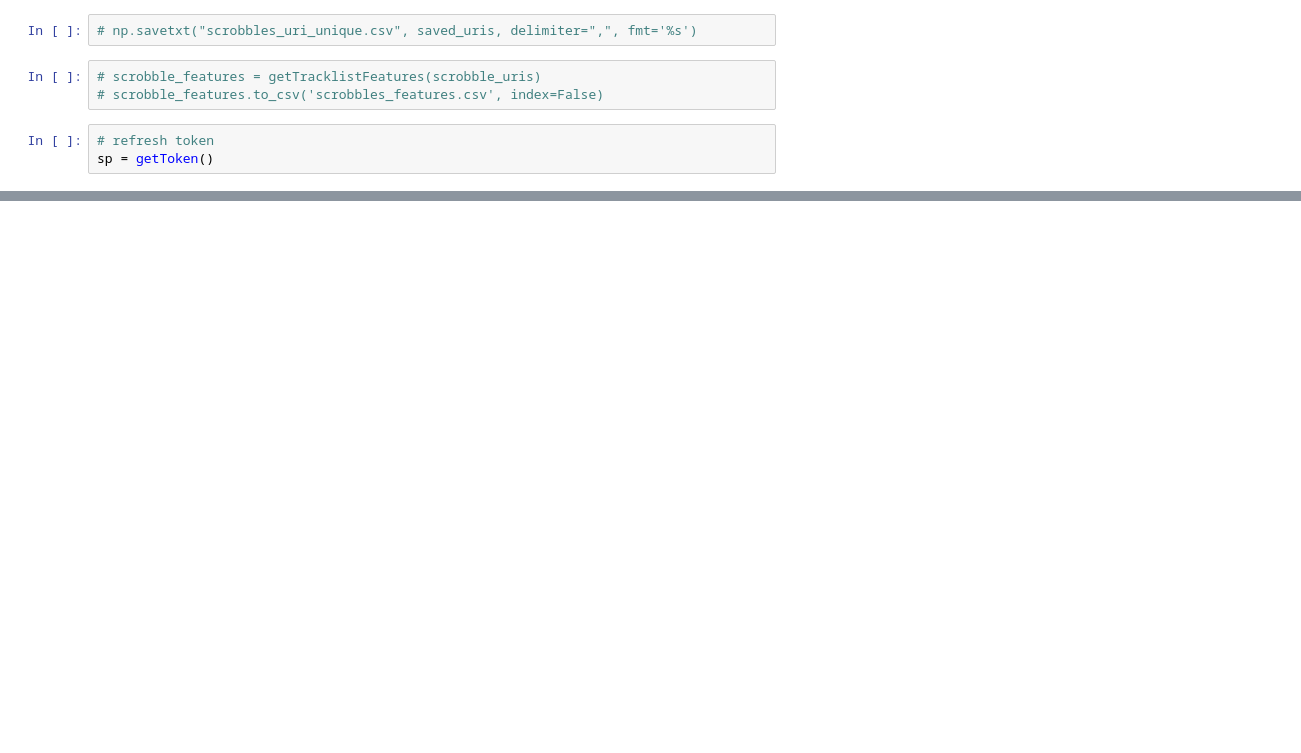
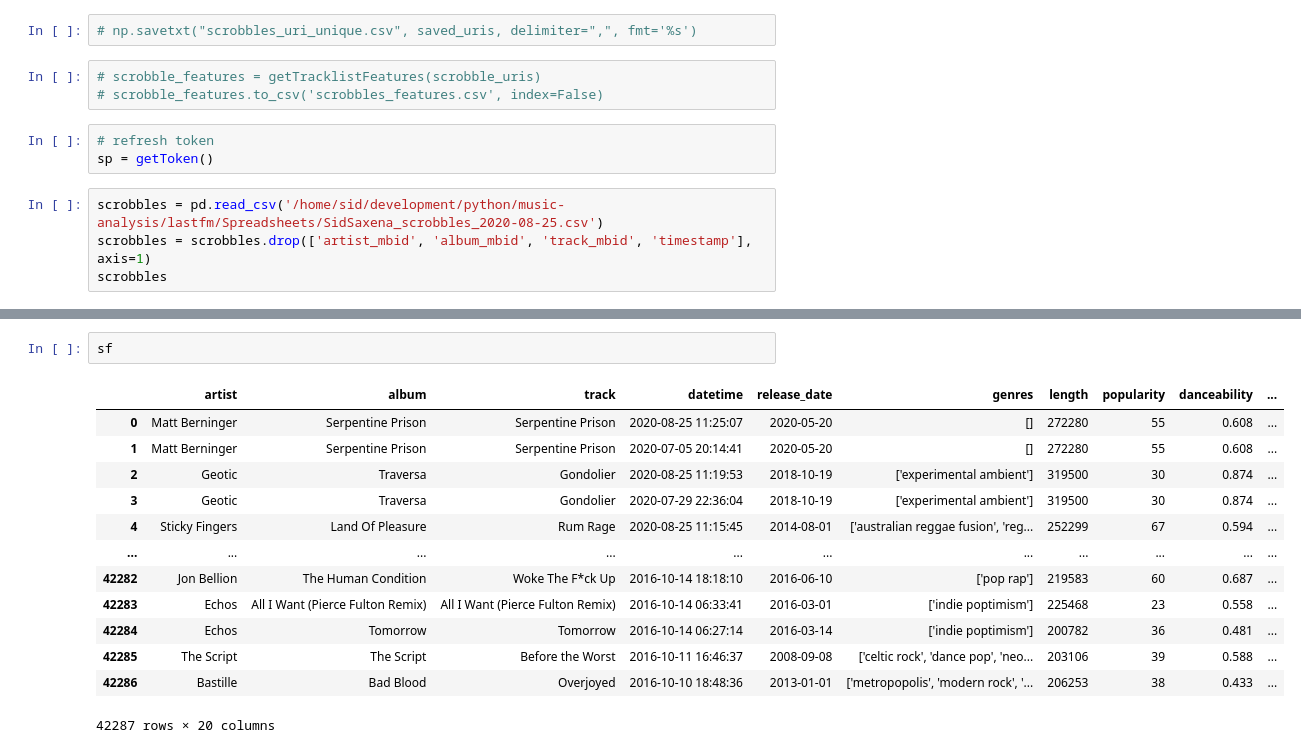
Before and after one commit to SidSaxena/music-analysis, a Jupyter notebook: spotify/spotify_final.ipynb, the cells around one changed output, grey strips where cells are left out. Drawn from its saved outputs; the diff is of its cells as text; blank space fills up the shorter version.

```diff
--- a/spotify/spotify_final.ipynb
+++ b/spotify/spotify_final.ipynb
@@ -346,3 +344,7 @@ scrobble_uris = list(chain.from_iterable(mylist))
 # %%
 # refresh token
 sp = getToken()
+# %%
+scrobbles = pd.read_csv('/home/sid/development/python/music-analysis/lastfm/Spreadsheets/SidSaxena_scrobbles_2020-08-25.csv')
+scrobbles = scrobbles.drop(['artist_mbid', 'album_mbid', 'track_mbid', 'timestamp'], axis=1)
+scrobbles
@@ -348,0 +403,16 @@ sp = getToken()
+# %%
+sf
+# %% [output]
+|  | artist | album | track | datetime | release_date | genres | length | popularity | danceability | ... |
+| 0 | Matt Berninger | Serpentine Prison | Serpentine Prison | 2020-08-25 11:25:07 | 2020-05-20 | [] | 272280 | 55 | 0.608 | ... |
+| 1 | Matt Berninger | Serpentine Prison | Serpentine Prison | 2020-07-05 20:14:41 | 2020-05-20 | [] | 272280 | 55 | 0.608 | ... |
+| 2 | Geotic | Traversa | Gondolier | 2020-08-25 11:19:53 | 2018-10-19 | ['experimental ambient'] | 319500 | 30 | 0.874 | ... |
+| 3 | Geotic | Traversa | Gondolier | 2020-07-29 22:36:04 | 2018-10-19 | ['experimental ambient'] | 319500 | 30 | 0.874 | ... |
+| 4 | Sticky Fingers | Land Of Pleasure | Rum Rage | 2020-08-25 11:15:45 | 2014-08-01 | ['australian reggae fusion', 'reg... | 252299 | 67 | 0.594 | ... |
+| ... | ... | ... | ... | ... | ... | ... | ... | ... | ... | ... |
+| 42282 | Jon Bellion | The Human Condition | Woke The F*ck Up | 2016-10-14 18:18:10 | 2016-06-10 | ['pop rap'] | 219583 | 60 | 0.687 | ... |
+| 42283 | Echos | All I Want (Pierce Fulton Remix) | All I Want (Pierce Fulton Remix) | 2016-10-14 06:33:41 | 2016-03-01 | ['indie poptimism'] | 225468 | 23 | 0.558 | ... |
+| 42284 | Echos | Tomorrow | Tomorrow | 2016-10-14 06:27:14 | 2016-03-14 | ['indie poptimism'] | 200782 | 36 | 0.481 | ... |
+| 42285 | The Script | The Script | Before the Worst | 2016-10-11 16:46:37 | 2008-09-08 | ['celtic rock', 'dance pop', 'neo... | 203106 | 39 | 0.588 | ... |
+| 42286 | Bastille | Bad Blood | Overjoyed | 2016-10-10 18:48:36 | 2013-01-01 | ['metropopolis', 'modern rock', '... | 206253 | 38 | 0.433 | ... |
+42287 rows × 20 columns
```
Also changed, not shown: parts of 7 cells of this notebook.
